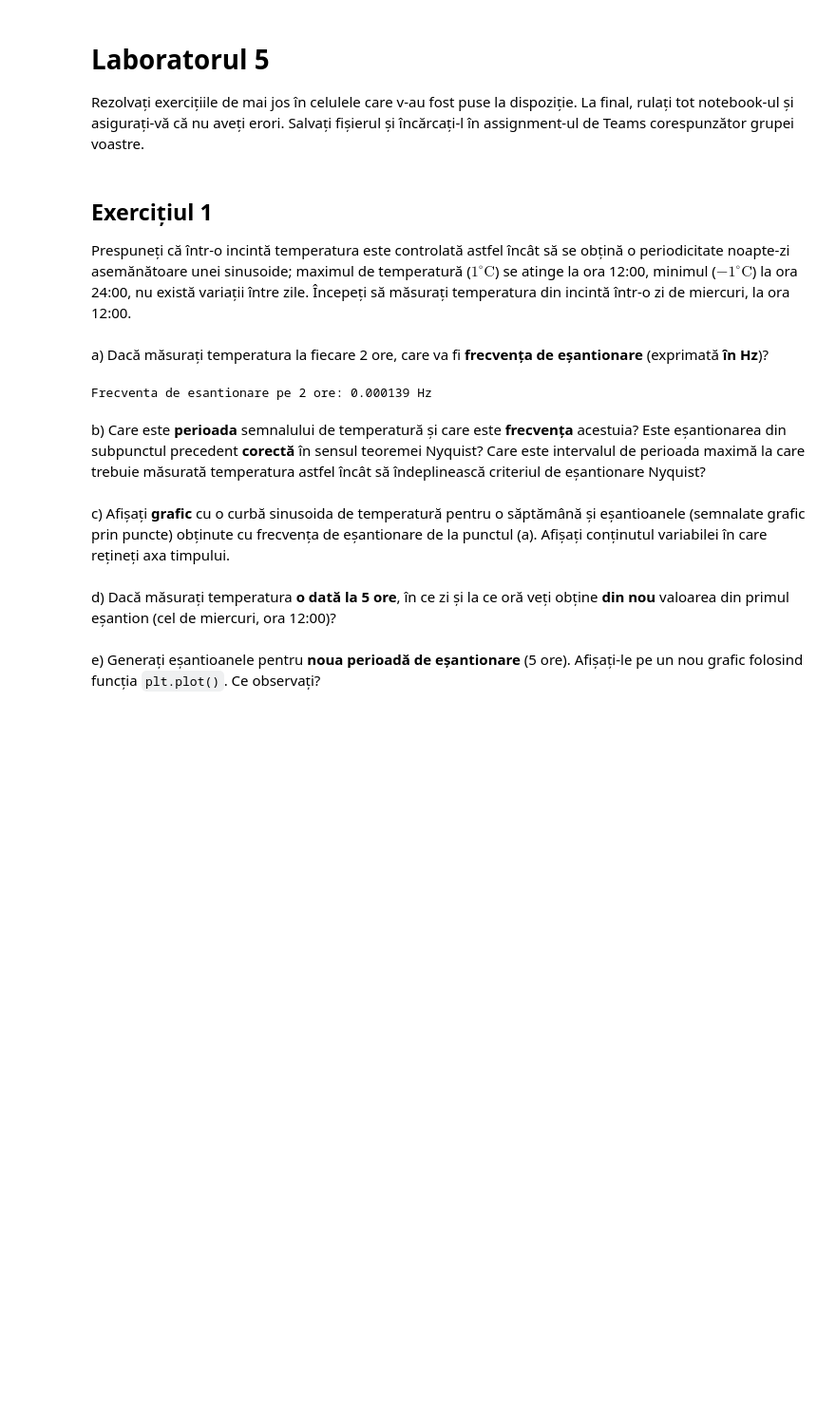
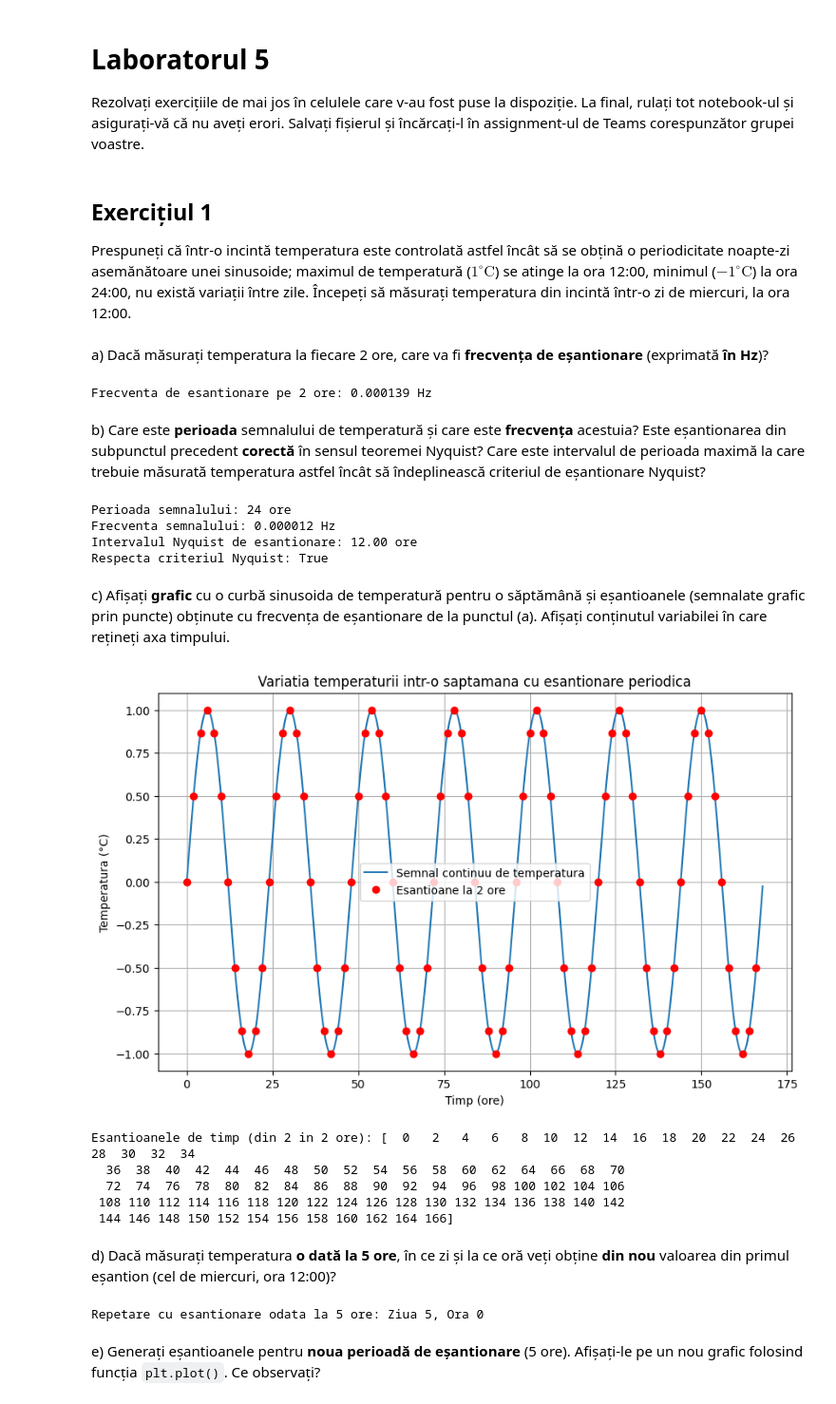
Before and after one commit to Glosperx/Semnale, a Jupyter notebook: lab5-Cojoaca_Alexandru.ipynb, the cells around one changed output. Shown at 95% size. Cells and saved outputs as stored; diff of their text form; code cells hidden in the pictures; blank space fills up the shorter version.

```diff
--- a/lab5-Cojoaca_Alexandru.ipynb
+++ b/lab5-Cojoaca_Alexandru.ipynb
@@ -21,9 +21,66 @@ print(f"Frecventa de esantionare pe 2 ore: {frecventa_esantionare:.6f} Hz")
 Frecventa de esantionare pe 2 ore: 0.000139 Hz
 # %% [markdown]
 b) Care este **perioada** semnalului de temperatură și care este **frecvența** acestuia? Este eșantionarea din subpunctul precedent **corectă** în sensul teoremei Nyquist? Care este intervalul de perioada maximă la care trebuie măsurată temperatura astfel încât să îndeplinească criteriul de eșantionare Nyquist?
+# %%
+perioada = ore
+frecventa_semnal = 1 / (perioada * 3600)
+frecventa_nyquist = 2 * frecventa_semnal
+interval_esantionare_nyquist = 1 / (2 * frecventa_semnal) / 3600
+
+print(f"Perioada semnalului: {perioada} ore")
+print(f"Frecventa semnalului: {frecventa_semnal:.6f} Hz")
+print(f"Intervalul Nyquist de esantionare: {interval_esantionare_nyquist:.2f} ore")
+
+respecta_nyquist = (interval_ore <= interval_esantionare_nyquist)
+print(f"Respecta criteriul Nyquist: {respecta_nyquist}")
+# %% [output]
+Perioada semnalului: 24 ore
+Frecventa semnalului: 0.000012 Hz
+Intervalul Nyquist de esantionare: 12.00 ore
+Respecta criteriul Nyquist: True
 # %% [markdown]
 c) Afișați **grafic** cu o curbă sinusoida de temperatură pentru o săptămână și eșantioanele (semnalate grafic prin puncte) obținute cu frecvența de eșantionare de la punctul (a). Afișați conținutul variabilei în care rețineți axa timpului.
+# %%
+ore = 24
+interval_esantionare = 2
+saptamana_ore = 7 * ore
+perioada_semnal = ore
+
+timp_ore = np.arange(0, saptamana_ore, 0.1)
+semnal_temperatura = np.sin(2 * np.pi * timp_ore / perioada_semnal)
+
+timp_esantioane = np.arange(0, saptamana_ore, interval_esantionare)
+temperatura_esantioane = np.sin(2 * np.pi * timp_esantioane / perioada_semnal)
+
+plt.figure(figsize=(10, 6))
+plt.plot(timp_ore, semnal_temperatura, label="Semnal continuu de temperatura")
+plt.plot(timp_esantioane, temperatura_esantioane, "ro", label=f"Esantioane la {interval_esantionare} ore")
+plt.xlabel("Timp (ore)")
+plt.ylabel("Temperatura (°C)")
+plt.title("Variatia temperaturii intr-o saptamana cu esantionare periodica")
+plt.legend()
+plt.grid(True)
+plt.show()
+
+print(f"Esantioanele de timp (din {interval_esantionare} in {interval_esantionare} ore):", timp_esantioane)
+# %% [output]
+[figure, added]
+Esantioanele de timp (din 2 in 2 ore): [  0   2   4   6   8  10  12  14  16  18  20  22  24  26  28  30  32  34
+  36  38  40  42  44  46  48  50  52  54  56  58  60  62  64  66  68  70
+  72  74  76  78  80  82  84  86  88  90  92  94  96  98 100 102 104 106
+ 108 110 112 114 116 118 120 122 124 126 128 130 132 134 136 138 140 142
+ 144 146 148 150 152 154 156 158 160 162 164 166]
 # %% [markdown]
 d) Dacă măsurați temperatura **o dată la 5 ore**, în ce zi și la ce oră veți obține **din nou** valoarea din primul eșantion (cel de miercuri, ora 12:00)?
+# %%
+interval_esantionare = 5  # esantionare la 5 ore
+
+timp_pana_la_repetitie = ore * interval_esantionare // np.gcd(ore, interval_esantionare)
+zile_pana_la_repetitie = timp_pana_la_repetitie // ore
+ora_pana_la_repetitie = timp_pana_la_repetitie % ore
+
+print(f"Repetare cu esantionare odata la {interval_esantionare} ore: Ziua {zile_pana_la_repetitie}, Ora {ora_pana_la_repetitie}")
+# %% [output]
+Repetare cu esantionare odata la 5 ore: Ziua 5, Ora 0
 # %% [markdown]
 e) Generați eșantioanele pentru **noua perioadă de eșantionare** (5 ore). Afișați-le pe un nou grafic folosind funcția `plt.plot()`. Ce observați?
```
Also changed, not shown: parts of 5 cells of this notebook.
